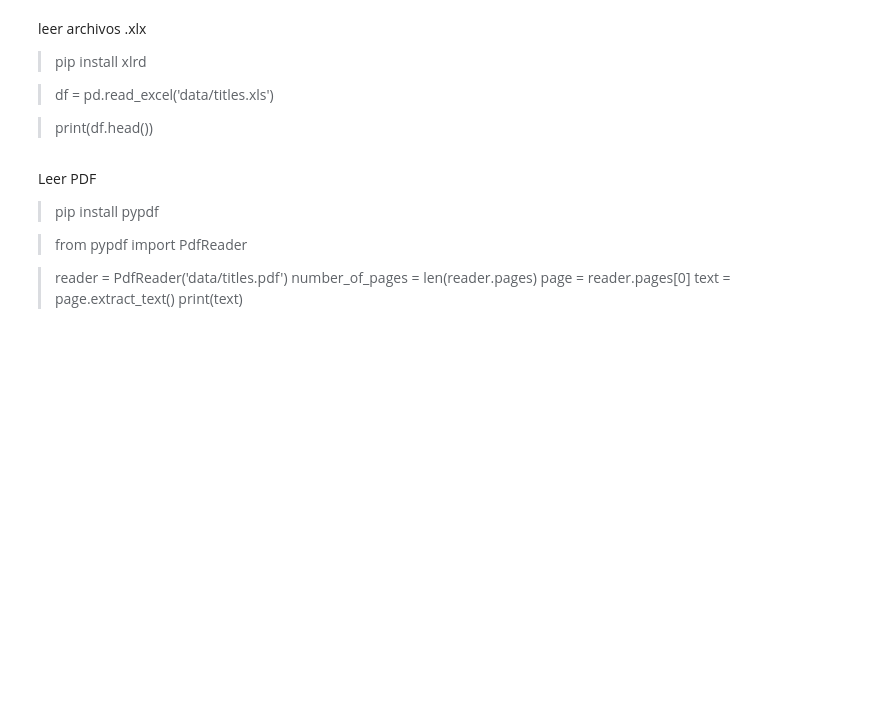
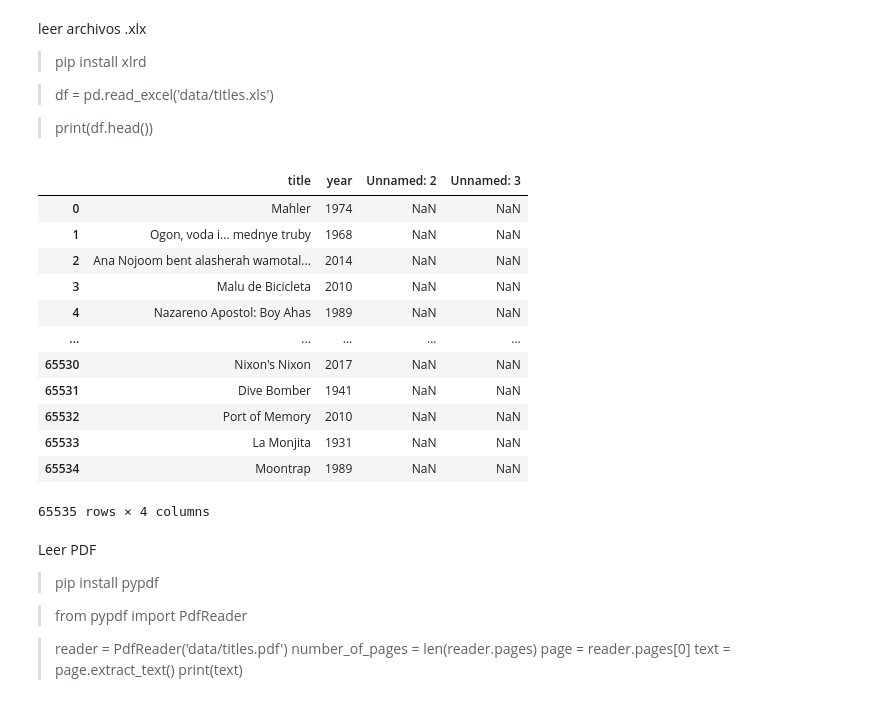
Before and after one commit to FlavioC30/PracticasSisDInfII, a Jupyter notebook: 02_introduccion_pandas.ipynb, the cells around one changed output. Saved outputs shown, nothing was run; the diff lists cells and outputs as text; code cells hidden in the pictures; blank space fills up the shorter version.

```diff
--- a/02_introduccion_pandas.ipynb
+++ b/02_introduccion_pandas.ipynb
@@ -149,6 +226,23 @@ leer archivos .xlx
 > df = pd.read_excel('data/titles.xls')
 
 > print(df.head())
+# %%
+df_titulos_xls=pd.read_excel('data/data/titles.xls')
+df_titulos_xls
+# %% [output]
+|  | title | year | Unnamed: 2 | Unnamed: 3 |
+| 0 | Mahler | 1974 | NaN | NaN |
+| 1 | Ogon, voda i... mednye truby | 1968 | NaN | NaN |
+| 2 | Ana Nojoom bent alasherah wamotal... | 2014 | NaN | NaN |
+| 3 | Malu de Bicicleta | 2010 | NaN | NaN |
+| 4 | Nazareno Apostol: Boy Ahas | 1989 | NaN | NaN |
+| ... | ... | ... | ... | ... |
+| 65530 | Nixon's Nixon | 2017 | NaN | NaN |
+| 65531 | Dive Bomber | 1941 | NaN | NaN |
+| 65532 | Port of Memory | 2010 | NaN | NaN |
+| 65533 | La Monjita | 1931 | NaN | NaN |
+| 65534 | Moontrap | 1989 | NaN | NaN |
+65535 rows × 4 columns
 # %% [markdown]
 Leer PDF
 > pip install pypdf
```
Also changed, not shown: parts of 12 cells of this notebook.
